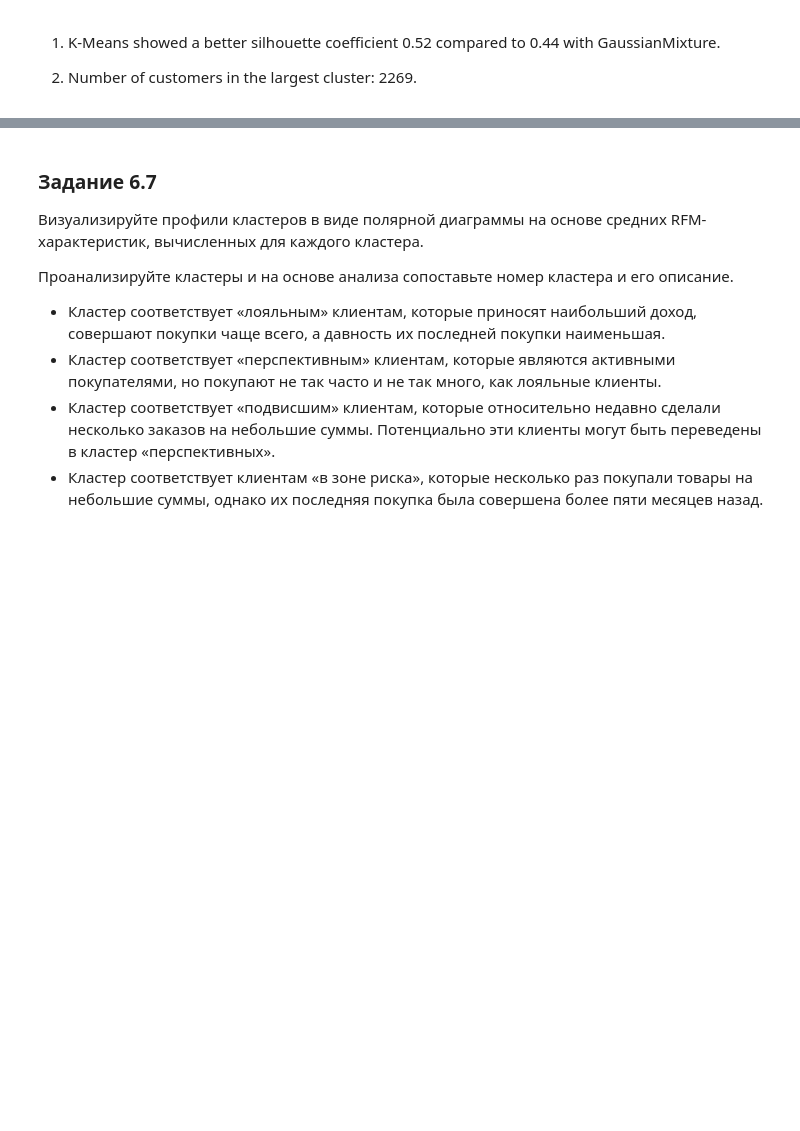
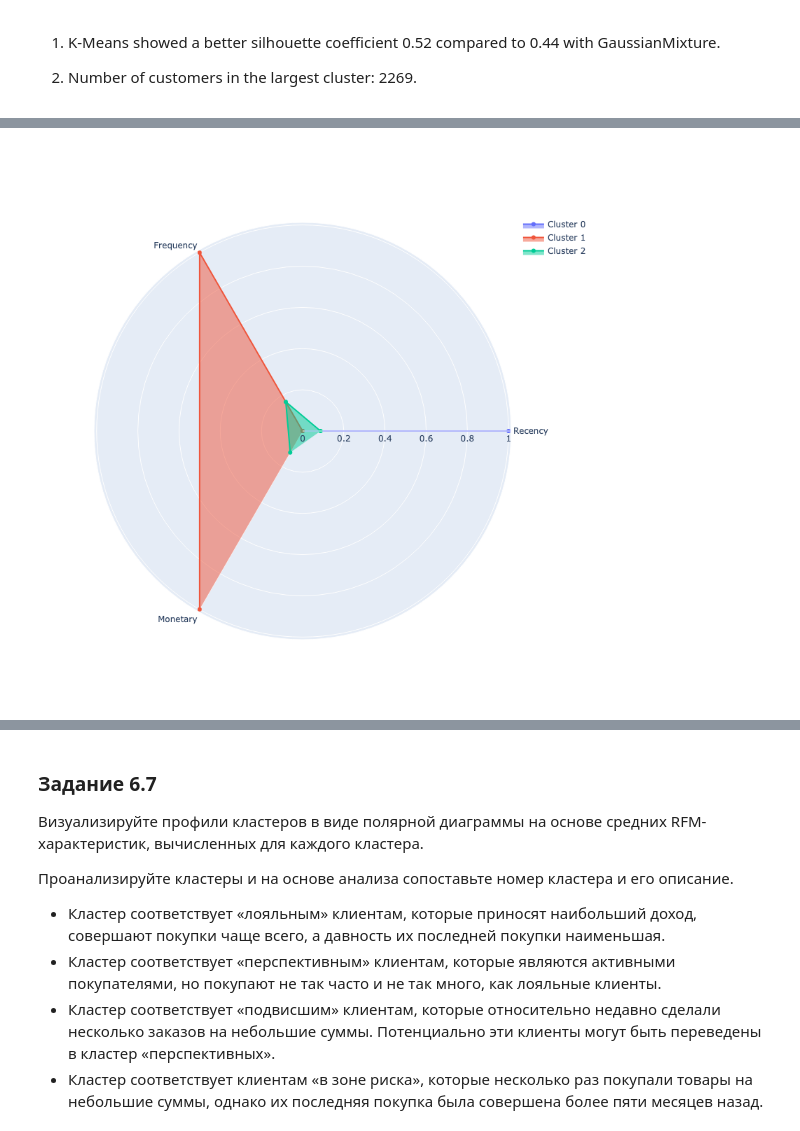
Before and after one commit to helios12/DataScienceProjects, a Jupyter notebook: projects/project-6/Project-6.Customer_segmentation.ipynb, the cells around one changed output, grey strips where cells are left out. Drawn from its saved outputs; the diff is of its cells as text; code cells hidden in the pictures; blank space fills up the shorter version.

```diff
--- a/projects/project-6/Project-6.Customer_segmentation.ipynb
+++ b/projects/project-6/Project-6.Customer_segmentation.ipynb
@@ -1207,0 +1065,5 @@ sns.scatterplot(data=rfm_table_processed, x='axis-1', y='axis-2', hue=model.labe
+# %%
+rfm_wo_outliers_clustered = rfm_wo_outliers.copy()
+rfm_wo_outliers_clustered['Cluster'] = labels_.values
+rfm_cluster = rfm_wo_outliers_clustered.groupby('Cluster').agg('mean')
+rfm_cluster
@@ -1207,0 +1131,4 @@ sns.scatterplot(data=rfm_table_processed, x='axis-1', y='axis-2', hue=model.labe
+# %%
+plot_cluster_profile(rfm_cluster, rfm_cluster.shape[0])
+# %% [output]
+[figure, added]
```
Also changed, not shown: parts of 56 cells of this notebook.
